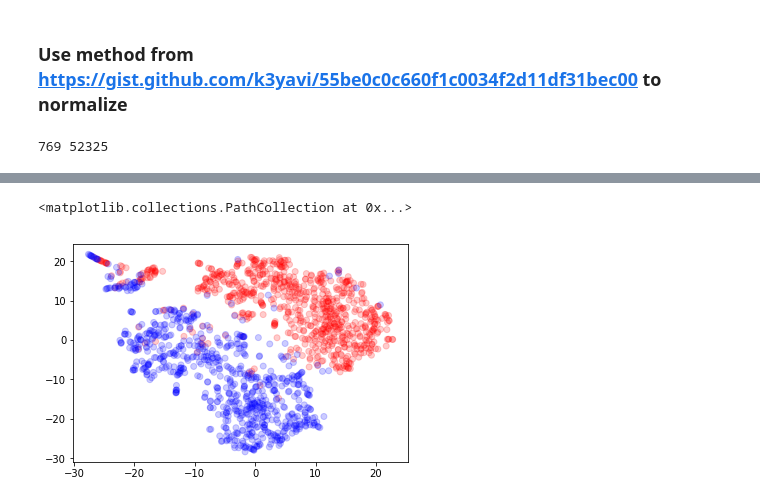
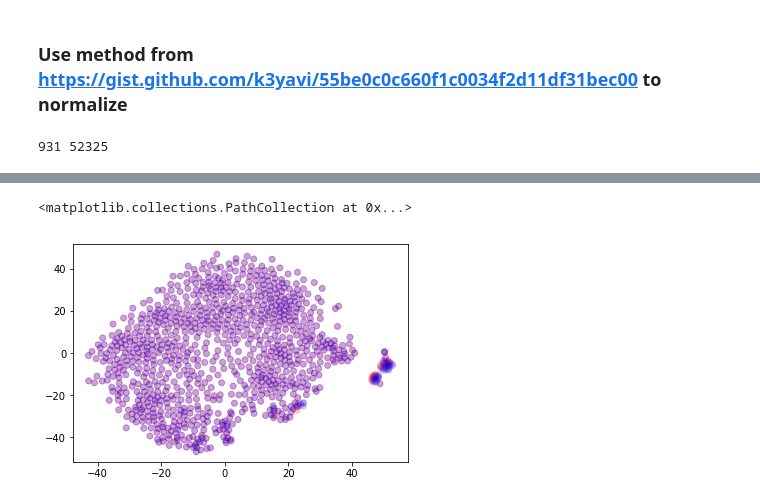
Before and after one commit to rasikapohankar/alv-merge, a Jupyter notebook: plot-normalized.ipynb, the cells around one changed output, grey strips where cells are left out. Drawn from its saved outputs; the diff is of its cells as text; code cells hidden in the pictures.

Commit message:
Remove hard coded values

```diff
--- a/plot-normalized.ipynb
+++ b/plot-normalized.ipynb
@@ -10,9 +10,10 @@ import numpy as np
 # %%
 from vpolo.alevin import parser #pip install vpolo
 
-# has 769 rows
-matrix_1 = parser.read_quants_bin("../norm_1_plot/E18_20160930_Neurons_Sample_59_quants_mat/")
+matrix_1_path = "../alevin-test-plot/full/"
+matrix_2_path = "../alevin-test-plot/half"
 
-# has 12080 rows
-matrix_2 = parser.read_quants_bin("../norm_1_plot/E18_20160930_Neurons_Sample_20_quants_mat")
+matrix_1 = parser.read_quants_bin(matrix_1_path)
+
+matrix_2 = parser.read_quants_bin(matrix_2_path)
 # %% [output]
@@ -78,0 +74,6 @@ matrix_2_norm_769 = matrix_2_norm.sample(769)
+# %%
+if rpc_1 < rpc_2:
+    matrix_s = matrix_1
+else:
+    matrix_s = matrix_2
+matrix_norm = matrix_s / frac_kept_reads
@@ -136,19 +137,27 @@ Wall time: 30.5 s
 # %% [markdown]
 ### Use method from https://gist.github.com/k3yavi/55be0c0c660f1c0034f2d11df31bec00 to normalize
 # %%
+if rpc_1 > rpc_2:
+    matrix_l = matrix_1
+else:
+    matrix_l = matrix_2
+
 matrix_norm = []
-for row in matrix_1.values:
+for row in matrix_l.values:
     new_row = np.random.binomial(list(map(int, np.around(row))), frac_kept_reads)
     matrix_norm.append(new_row)
 
 print(len(matrix_norm), len(matrix_norm[0]))
 # %% [output]
-769 52325
+931 52325
 # %%
+# Awesome library for super fast tSNE projection
+from MulticoreTSNE import MulticoreTSNE as TSNE
+
 # plotting again the subsampled full data and the original half data
-ct1 = np.concatenate([matrix_norm, matrix_1.values], axis=0)
+ct1 = np.concatenate([matrix_norm, matrix_2.values], axis=0)
 tsne1 = TSNE(n_jobs=8)
 %time Y = tsne1.fit_transform(ct1)
 
-plt.scatter(Y[:,0], Y[:,1], c = ['r'] * len(matrix_norm) + ['b'] * matrix_1.shape[0], alpha=0.2)
+plt.scatter(Y[:,0], Y[:,1], c = ['r'] * len(matrix_norm) + ['b'] * matrix_s.shape[0], alpha=0.2)
 # %% [output]
@@ -157,2 +166,2 @@ Wall time: 29.5 s
 <matplotlib.collections.PathCollection at 0x...>
-[figure, old version]
+[figure, new version]
```
Also changed, not shown: parts of 17 cells of this notebook.
